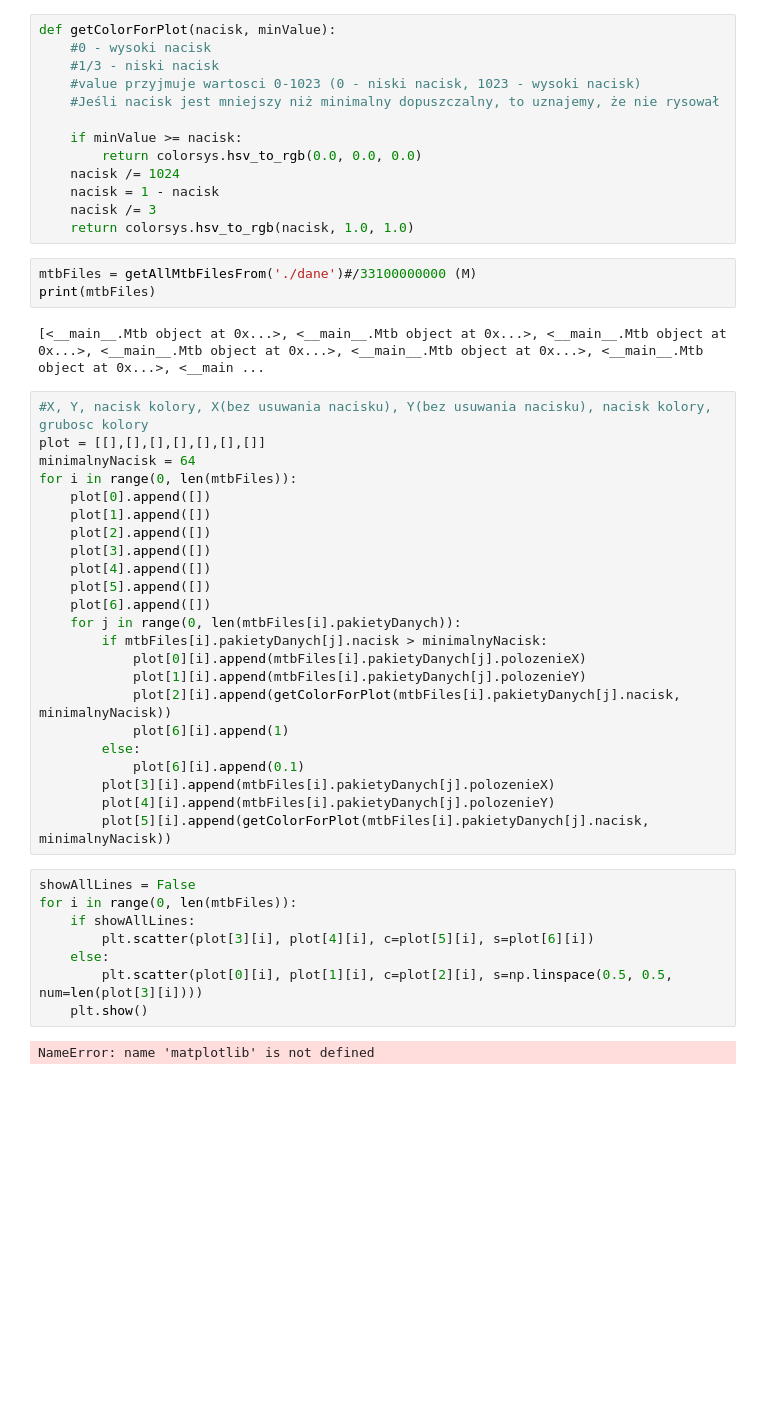
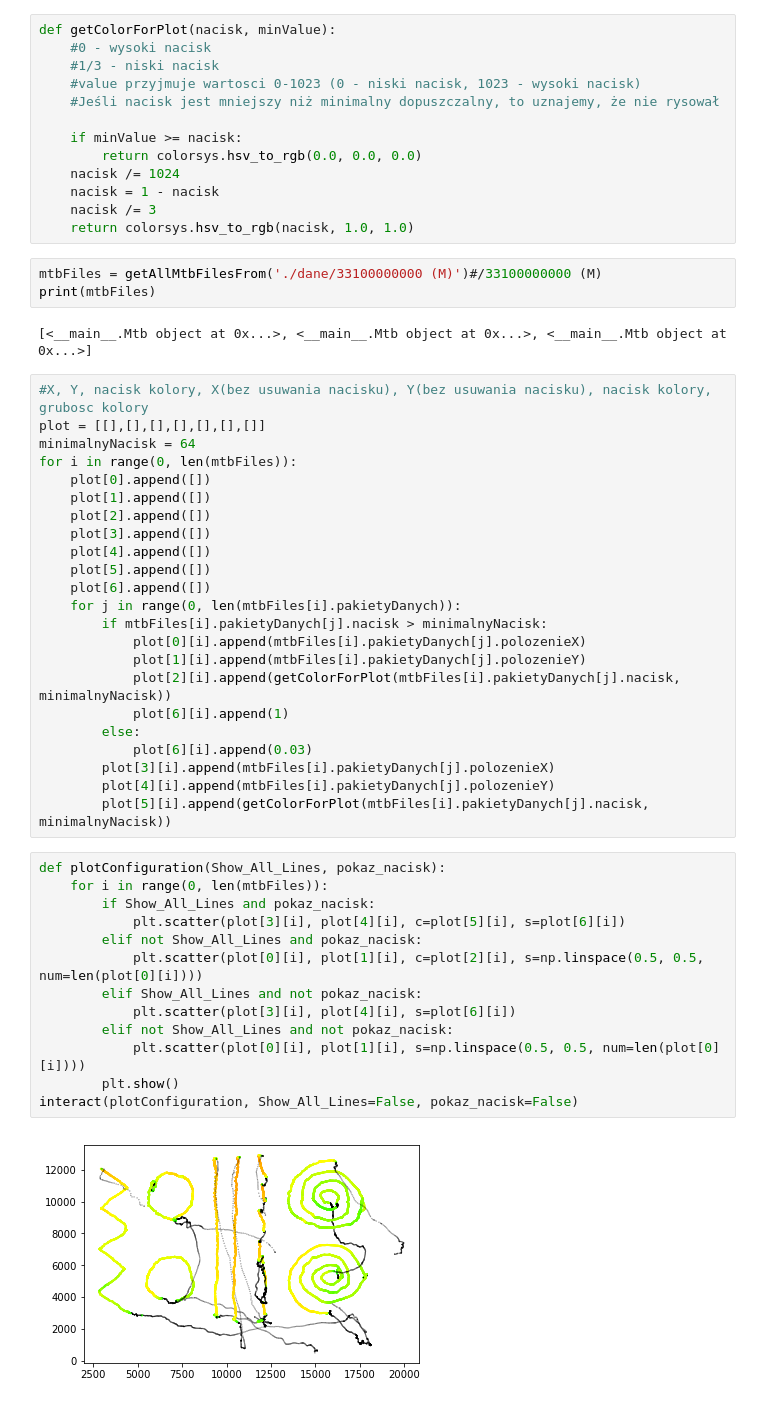
Before and after one commit to KarolMajka/test-grafomotoryczny, a Jupyter notebook: main.ipynb, the cells around one changed output. Cells and saved outputs as stored; diff of their text form; blank space fills up the shorter version.

```diff
--- a/main.ipynb
+++ b/main.ipynb
@@ -130,10 +134,10 @@ def getColorForPlot(nacisk, minValue):
     nacisk /= 3
     return colorsys.hsv_to_rgb(nacisk, 1.0, 1.0)
 # %%
-mtbFiles = getAllMtbFilesFrom('./dane')#/33100000000 (M)
+mtbFiles = getAllMtbFilesFrom('./dane/33100000000 (M)')#/33100000000 (M)
 print(mtbFiles)
 # %% [output]
-[<__main__.Mtb object at 0x...>, <__main__.Mtb object at 0x...>, <__main__.Mtb object at 0x...>, <__main__.Mtb object at 0x...>, <__main__.Mtb object at 0x...>, <__main__.Mtb object at 0x...>, <__main ...
+[<__main__.Mtb object at 0x...>, <__main__.Mtb object at 0x...>, <__main__.Mtb object at 0x...>]
 # %%
 #X, Y, nacisk kolory, X(bez usuwania nacisku), Y(bez usuwania nacisku), nacisk kolory, grubosc kolory
 plot = [[],[],[],[],[],[],[]]
@@ -153,17 +157,22 @@ for i in range(0, len(mtbFiles)):
             plot[2][i].append(getColorForPlot(mtbFiles[i].pakietyDanych[j].nacisk, minimalnyNacisk))
             plot[6][i].append(1)
         else:
-            plot[6][i].append(0.1)
+            plot[6][i].append(0.03)
         plot[3][i].append(mtbFiles[i].pakietyDanych[j].polozenieX)
         plot[4][i].append(mtbFiles[i].pakietyDanych[j].polozenieY)
         plot[5][i].append(getColorForPlot(mtbFiles[i].pakietyDanych[j].nacisk, minimalnyNacisk))
 # %%
-showAllLines = False
-for i in range(0, len(mtbFiles)):
-    if showAllLines:
-        plt.scatter(plot[3][i], plot[4][i], c=plot[5][i], s=plot[6][i])
-    else:
-        plt.scatter(plot[0][i], plot[1][i], c=plot[2][i], s=np.linspace(0.5, 0.5, num=len(plot[3][i])))
-    plt.show()
+def plotConfiguration(Show_All_Lines, pokaz_nacisk):
+    for i in range(0, len(mtbFiles)):
+        if Show_All_Lines and pokaz_nacisk:
+            plt.scatter(plot[3][i], plot[4][i], c=plot[5][i], s=plot[6][i])
+        elif not Show_All_Lines and pokaz_nacisk:
+            plt.scatter(plot[0][i], plot[1][i], c=plot[2][i], s=np.linspace(0.5, 0.5, num=len(plot[0][i])))
+        elif Show_All_Lines and not pokaz_nacisk:
+            plt.scatter(plot[3][i], plot[4][i], s=plot[6][i])
+        elif not Show_All_Lines and not pokaz_nacisk:
+            plt.scatter(plot[0][i], plot[1][i], s=np.linspace(0.5, 0.5, num=len(plot[0][i])))
+        plt.show()
+interact(plotConfiguration, Show_All_Lines=False, pokaz_nacisk=False)
 # %% [output]
-NameError: name 'matplotlib' is not defined
+[figure, added]
```
Also changed, not shown: parts of 2 cells of this notebook.
